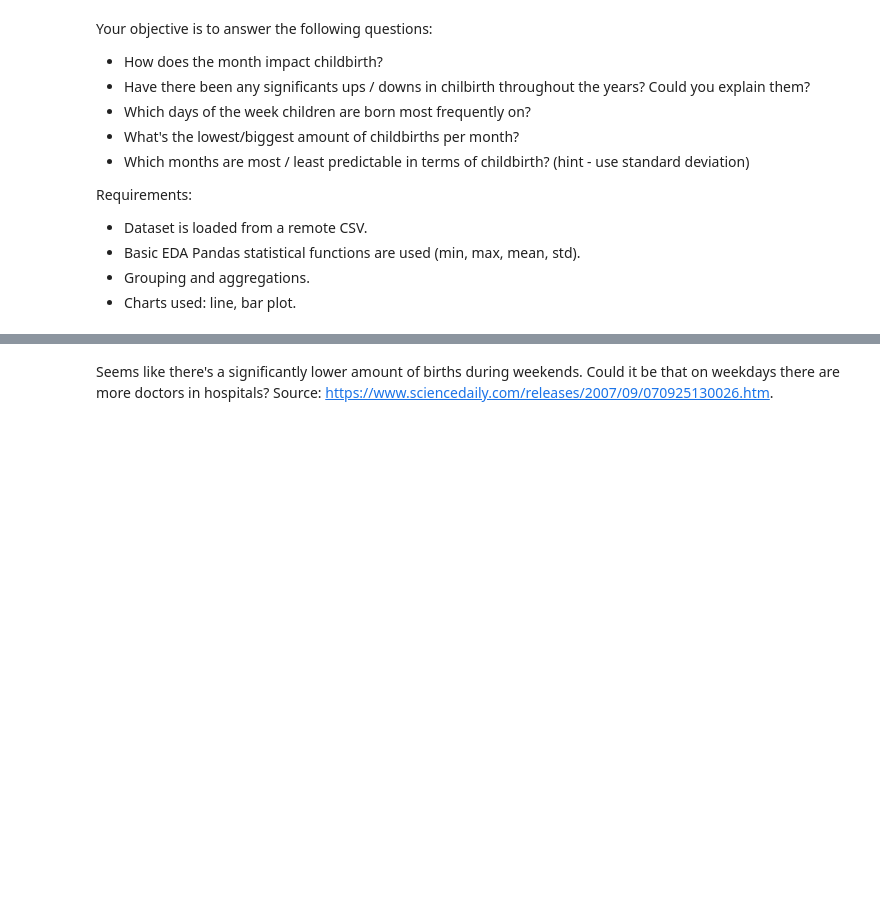
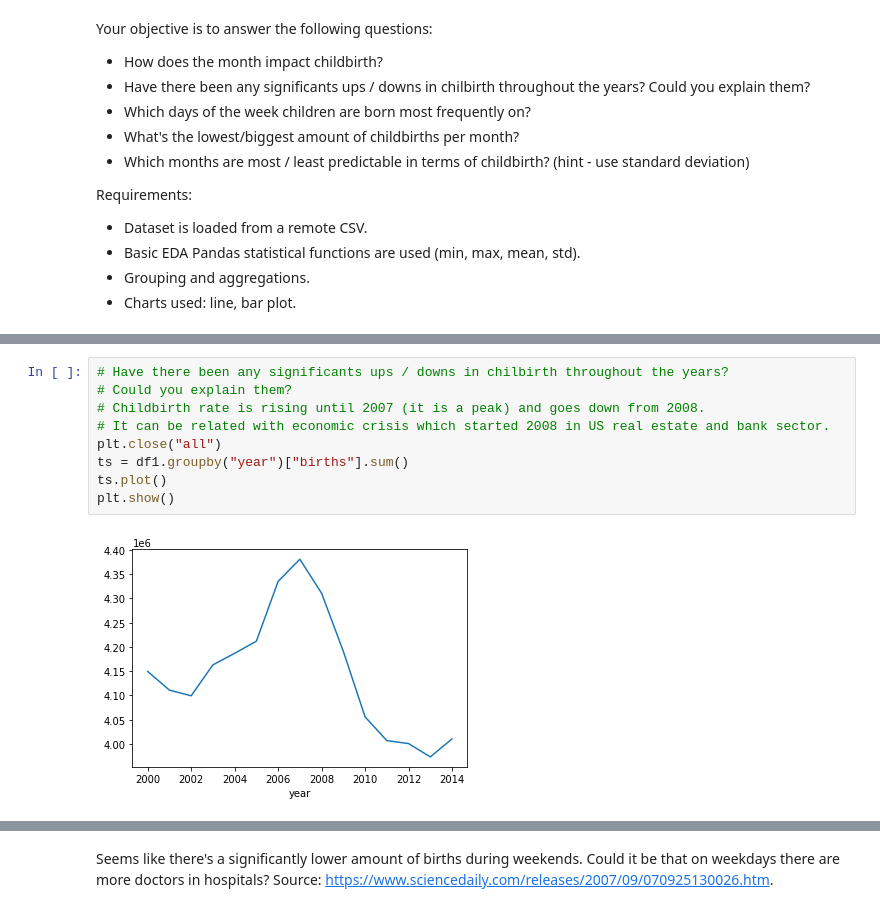
Before and after one commit to MeTomasK/Demo-Subproject, a Jupyter notebook: Demo_subproject.ipynb, the cells around one changed output, grey strips where cells are left out. Drawn from its saved outputs; the diff is of its cells as text; blank space fills up the shorter version.

```diff
--- a/Demo_subproject.ipynb
+++ b/Demo_subproject.ipynb
@@ -272,0 +289,11 @@ Requirements:
+# %%
+# Have there been any significants ups / downs in chilbirth throughout the years?
+# Could you explain them?
+# Childbirth rate is rising until 2007 (it is a peak) and goes down from 2008.
+# It can be related with economic crisis which started 2008 in US real estate and bank sector.
+plt.close("all")
+ts = df1.groupby("year")["births"].sum()
+ts.plot()
+plt.show()
+# %% [output]
+[figure, added]
```
Also changed, not shown: parts of 4 cells of this notebook.
